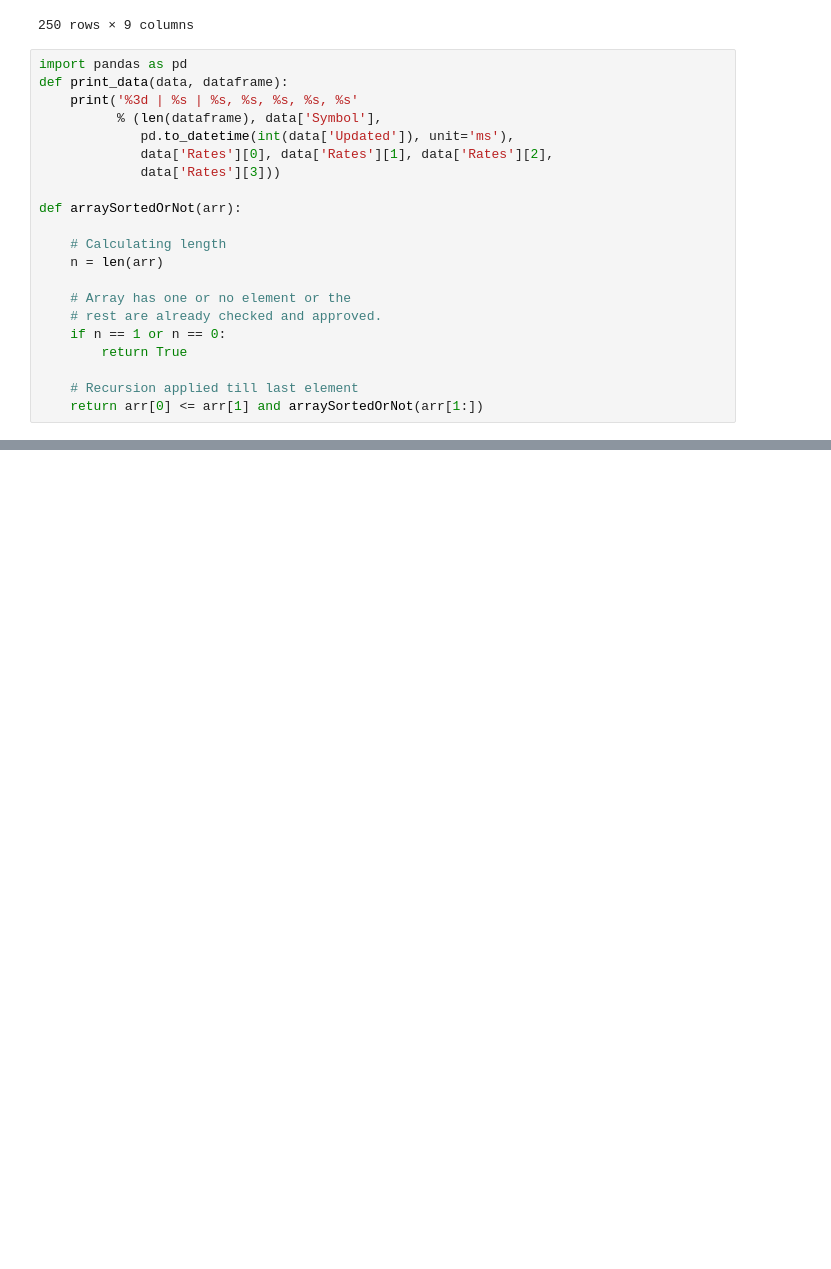
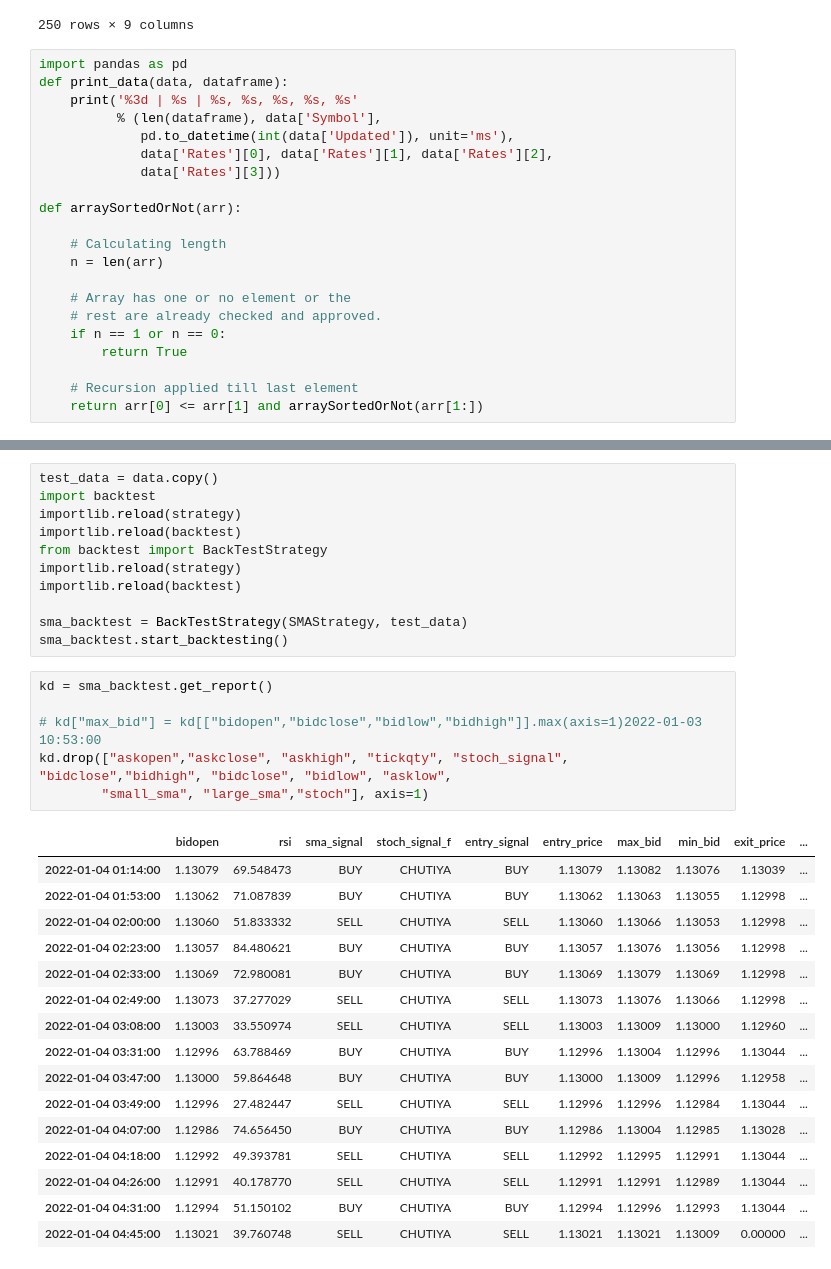
Before and after one commit to sonupal129/affinity, a Jupyter notebook: algo_test.ipynb, the cells around one changed output, grey strips where cells are left out. Saved outputs shown, nothing was run; the diff lists cells and outputs as text; blank space fills up the shorter version.

```diff
--- a/algo_test.ipynb
+++ b/algo_test.ipynb
@@ -126,0 +211,34 @@ False
+# %%
+test_data = data.copy()
+import backtest
+importlib.reload(strategy)
+importlib.reload(backtest)
+from backtest import BackTestStrategy
+importlib.reload(strategy)
+importlib.reload(backtest)
+
+sma_backtest = BackTestStrategy(SMAStrategy, test_data)
+sma_backtest.start_backtesting()
+# %%
+kd = sma_backtest.get_report()
+
+# kd["max_bid"] = kd[["bidopen","bidclose","bidlow","bidhigh"]].max(axis=1)2022-01-03 10:53:00
+kd.drop(["askopen","askclose", "askhigh", "tickqty", "stoch_signal", "bidclose","bidhigh", "bidclose", "bidlow", "asklow",
+        "small_sma", "large_sma","stoch"], axis=1)
+# %% [output]
+|  | bidopen | rsi | sma_signal | stoch_signal_f | entry_signal | entry_price | max_bid | min_bid | exit_price | ... |
+| 2022-01-04 01:14:00 | 1.13079 | 69.548473 | BUY | CHUTIYA | BUY | 1.13079 | 1.13082 | 1.13076 | 1.13039 | ... |
+| 2022-01-04 01:53:00 | 1.13062 | 71.087839 | BUY | CHUTIYA | BUY | 1.13062 | 1.13063 | 1.13055 | 1.12998 | ... |
+| 2022-01-04 02:00:00 | 1.13060 | 51.833332 | SELL | CHUTIYA | SELL | 1.13060 | 1.13066 | 1.13053 | 1.12998 | ... |
+| 2022-01-04 02:23:00 | 1.13057 | 84.480621 | BUY | CHUTIYA | BUY | 1.13057 | 1.13076 | 1.13056 | 1.12998 | ... |
+| 2022-01-04 02:33:00 | 1.13069 | 72.980081 | BUY | CHUTIYA | BUY | 1.13069 | 1.13079 | 1.13069 | 1.12998 | ... |
+| 2022-01-04 02:49:00 | 1.13073 | 37.277029 | SELL | CHUTIYA | SELL | 1.13073 | 1.13076 | 1.13066 | 1.12998 | ... |
+| 2022-01-04 03:08:00 | 1.13003 | 33.550974 | SELL | CHUTIYA | SELL | 1.13003 | 1.13009 | 1.13000 | 1.12960 | ... |
+| 2022-01-04 03:31:00 | 1.12996 | 63.788469 | BUY | CHUTIYA | BUY | 1.12996 | 1.13004 | 1.12996 | 1.13044 | ... |
+| 2022-01-04 03:47:00 | 1.13000 | 59.864648 | BUY | CHUTIYA | BUY | 1.13000 | 1.13009 | 1.12996 | 1.12958 | ... |
+| 2022-01-04 03:49:00 | 1.12996 | 27.482447 | SELL | CHUTIYA | SELL | 1.12996 | 1.12996 | 1.12984 | 1.13044 | ... |
+| 2022-01-04 04:07:00 | 1.12986 | 74.656450 | BUY | CHUTIYA | BUY | 1.12986 | 1.13004 | 1.12985 | 1.13028 | ... |
+| 2022-01-04 04:18:00 | 1.12992 | 49.393781 | SELL | CHUTIYA | SELL | 1.12992 | 1.12995 | 1.12991 | 1.13044 | ... |
+| 2022-01-04 04:26:00 | 1.12991 | 40.178770 | SELL | CHUTIYA | SELL | 1.12991 | 1.12991 | 1.12989 | 1.13044 | ... |
+| 2022-01-04 04:31:00 | 1.12994 | 51.150102 | BUY | CHUTIYA | BUY | 1.12994 | 1.12996 | 1.12993 | 1.13044 | ... |
+| 2022-01-04 04:45:00 | 1.13021 | 39.760748 | SELL | CHUTIYA | SELL | 1.13021 | 1.13021 | 1.13009 | 0.00000 | ... |
```
Also changed, not shown: parts of 9 cells of this notebook, 4 other files.
